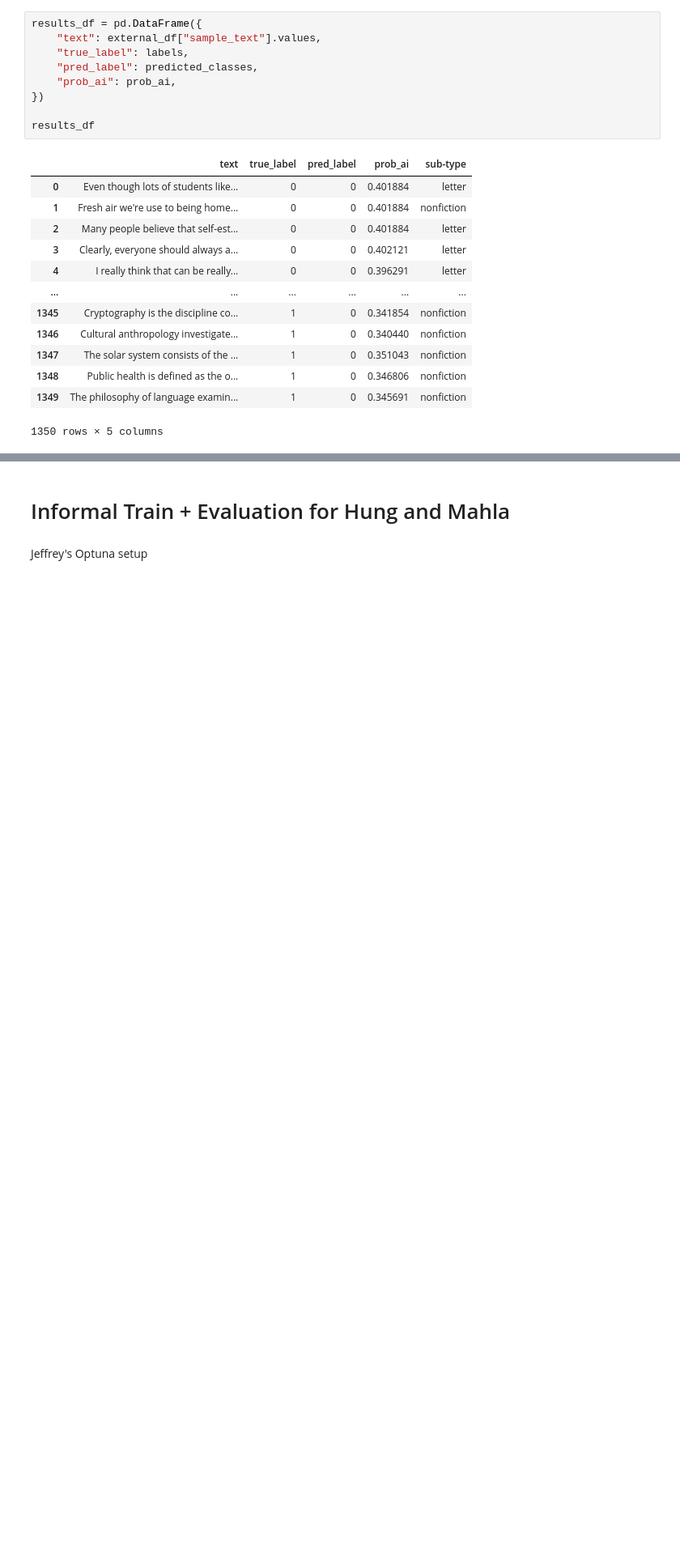
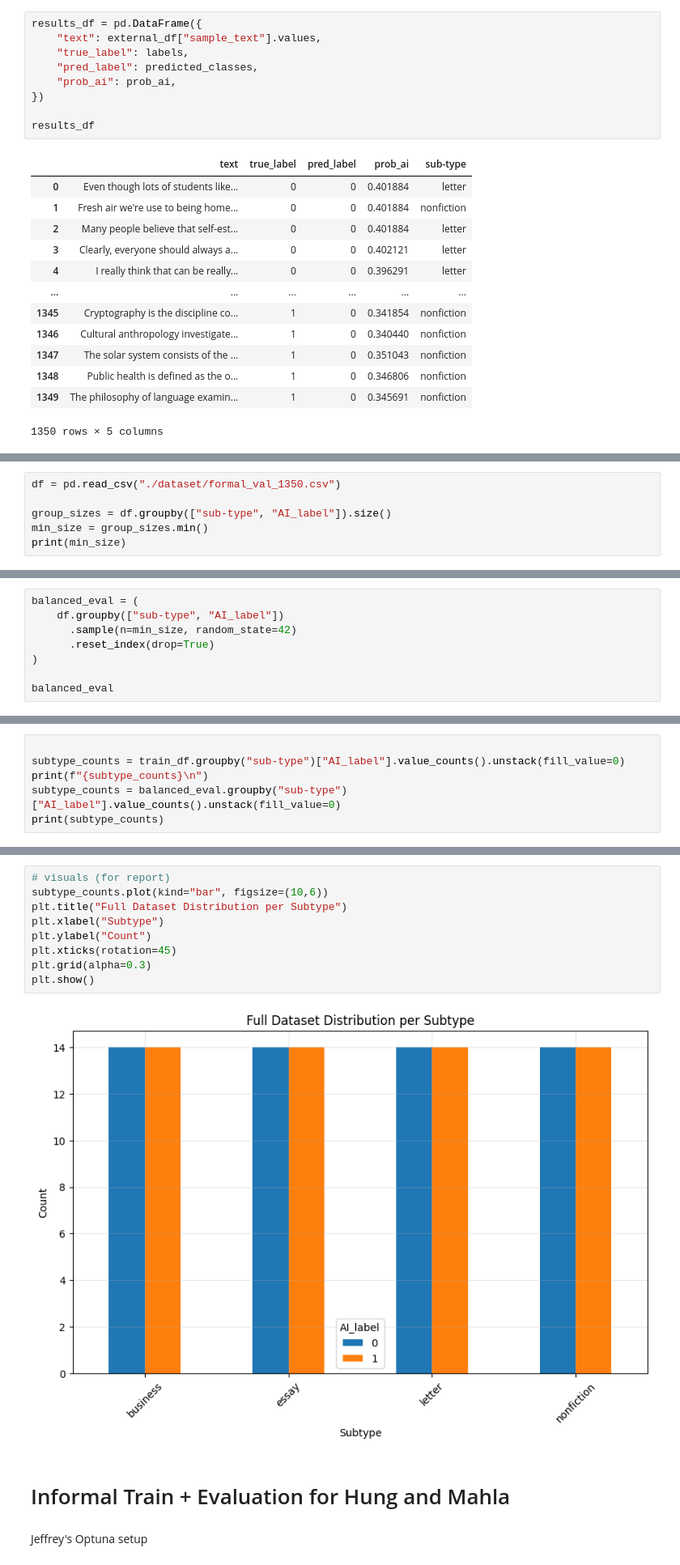
Before and after one commit to 4cekay/B101-Group2-NLP-Project, a Jupyter notebook: DetectorModel.ipynb, the cells around one changed output, grey strips where cells are left out. Shown at 81% size. Cells and saved outputs as stored; diff of their text form; blank space fills up the shorter version.

```diff
--- a/DetectorModel.ipynb
+++ b/DetectorModel.ipynb
@@ -681,0 +717,6 @@ results_df
+# %%
+df = pd.read_csv("./dataset/formal_val_1350.csv")
+
+group_sizes = df.groupby(["sub-type", "AI_label"]).size()
+min_size = group_sizes.min()
+print(min_size)
@@ -681,0 +725,8 @@ results_df
+# %%
+balanced_eval = (
+    df.groupby(["sub-type", "AI_label"])
+      .sample(n=min_size, random_state=42)
+      .reset_index(drop=True)
+)
+
+balanced_eval
@@ -681,0 +749,6 @@ results_df
+# %%
+
+subtype_counts = train_df.groupby("sub-type")["AI_label"].value_counts().unstack(fill_value=0)
+print(f"{subtype_counts}\n")
+subtype_counts = balanced_eval.groupby("sub-type")["AI_label"].value_counts().unstack(fill_value=0)
+print(subtype_counts)
@@ -682,3 +769,14 @@ results_df
+# %%
+# visuals (for report)
+subtype_counts.plot(kind="bar", figsize=(10,6))
+plt.title("Full Dataset Distribution per Subtype")
+plt.xlabel("Subtype")
+plt.ylabel("Count")
+plt.xticks(rotation=45)
+plt.grid(alpha=0.3)
+plt.show()
+# %% [output]
+[figure, added]
 # %% [markdown]
 # Informal Train + Evaluation for Hung and Mahla
 # %% [markdown]
```
Also changed, not shown: parts of 12 cells of this notebook.
